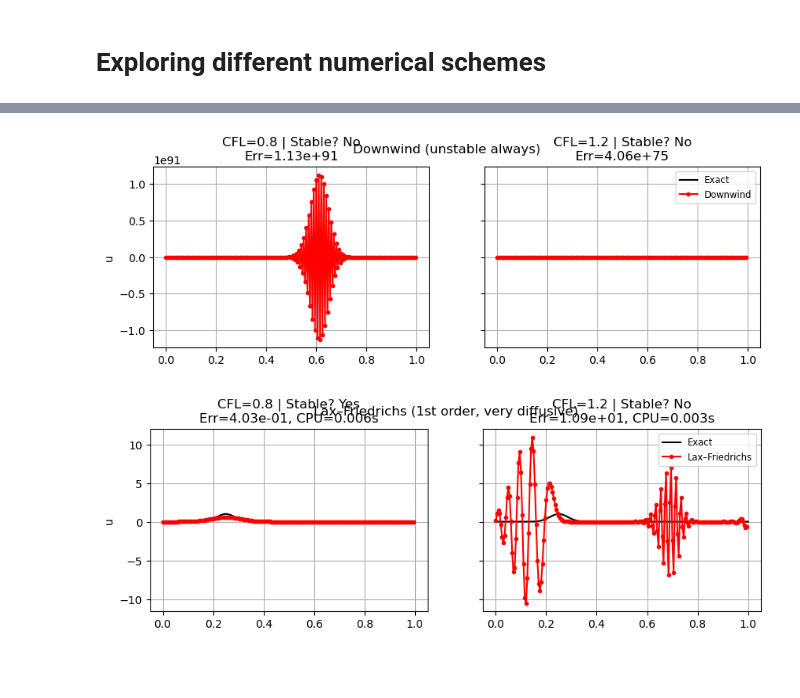
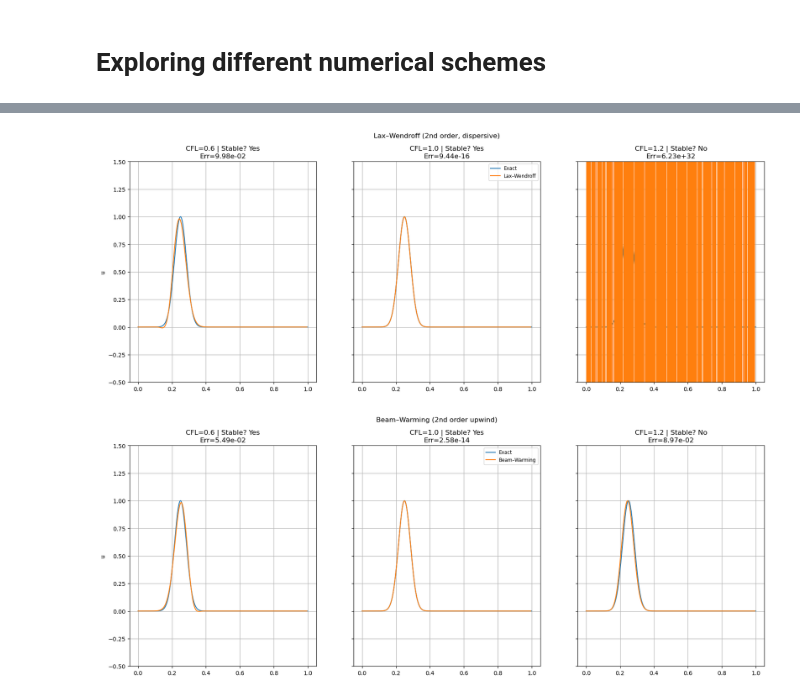
Before and after one commit to fredericstrand/INF205, a Jupyter notebook: project/explore.ipynb, the cells around one changed output, grey strips where cells are left out. Cells and saved outputs as stored; diff of their text form; code cells hidden in the pictures; blank space fills up the shorter version.

```diff
--- a/project/explore.ipynb
+++ b/project/explore.ipynb
@@ -1,19 +1,19 @@
 # %% [markdown]
 # Exploring different numerical schemes
 # %%
-# Cell 1: common imports & exact solution
 import numpy as np
 import matplotlib.pyplot as plt
 import time
+from scipy.sparse import diags
 
-a  = 1.0        # advection speed
-nx = 200        # grid points
-T  = 1.0        # final time
+a  = 1.0
+nx = 200
+T  = 1.0
 x  = np.linspace(0,1,nx,endpoint=False)
 def exact(a,T,x):
     return np.exp(-(((x - a*T)%1 - 0.25)/0.05)**2)
 
 t_ex = np.linspace(0,T,500)
 u_ex = exact(a,T,t_ex)
-CFLs = [0.8, 1.2]
+CFLs = [0.6, 1.0, 1.2]
 # %%
@@ -81,53 +186,54 @@ plt.show()
 # %%
-# Cell 3: Downwind
-def downwind(a,nx,cfl,T):
+def lax_wendroff(a,nx,cfl,T):
     dx=1/nx; dt=cfl*dx/abs(a); nt=int(T/dt)
     u = np.exp(-((x-0.25)/0.05)**2)
+    ν = a*dt/dx
     for _ in range(nt):
-        un = u.copy(); ν=a*dt/dx
-        if a>0:
-            u = un - ν*(np.roll(un,-1) - un)
-        else:
-            u = un - ν*(un - np.roll(un,1))
+        ul,ur = np.roll(u,1), np.roll(u,-1)
+        u = u - 0.5*ν*(ur-ul) + 0.5*ν*ν*(ur - 2*u + ul)
     return u
 
-fig,axes = plt.subplots(1,2,figsize=(10,3),sharey=True)
+fig,axes = plt.subplots(1,3,figsize=(20,7),sharey=True)
 for ax,cfl in zip(axes,CFLs):
-    t0=time.perf_counter(); u=downwind(a,nx,cfl,T); cpu=time.perf_counter()-t0
+    t0=time.perf_counter(); u=lax_wendroff(a,nx,cfl,T); cpu=time.perf_counter()-t0
     err=np.max(np.abs(u-exact(a,T,x)))
-    ax.plot(t_ex,u_ex,'k-',label='Exact')
-    ax.plot(x,u,'r.-',label='Downwind')
-    ax.set_title(f'CFL={cfl:.1f} | Stable? No\nErr={err:.2e}')
+    ax.plot(t_ex,u_ex,'-',label='Exact')
+    ax.plot(x,u,'-',label='Lax–Wendroff')
+    ax.set_title(f'CFL={cfl:.1f} | Stable? {"Yes" if cfl<=1 else "No"}\nErr={err:.2e}')
     ax.grid()
 axes[0].set_ylabel('u')
 axes[1].legend(loc='upper right',fontsize='small')
-plt.suptitle('Downwind (unstable always)')
+plt.ylim(-0.5, 1.5)
+plt.suptitle('Lax–Wendroff (2nd order, dispersive)')
 plt.show()
 # %% [output]
-[figure, old version]
+[figure, new version]
 # %%
-# Cell 8: Lax–Friedrichs
-def lax_friedrichs(a,nx,cfl,T):
+def beam_warming(a,nx,cfl,T):
     dx=1/nx; dt=cfl*dx/abs(a); nt=int(T/dt)
-    u = np.exp(-((x-0.25)/0.05)**2)
+    u_prev = np.exp(-((x-0.25)/0.05)**2)
     ν = a*dt/dx
-    for _ in range(nt):
-        ul,ur = np.roll(u,1), np.roll(u,-1)
-        u = 0.5*(ul+ur) - 0.5*ν*(ur-ul)
+    u = u_prev - ν*(u_prev - np.roll(u_prev,1))
+    for _ in range(1,nt):
+        ul1, ul2, ul3 = u, np.roll(u,1), np.roll(u,2)
+        u_new = (u
+                 - 0.5*ν*(3*u - 4*ul2 + ul3)
+                 + 0.5*ν*ν*(u - 2*ul2 + ul3))
+        u_prev, u = u, u_new
     return u
 
-fig,axes = plt.subplots(1,2,figsize=(10,3),sharey=True)
+fig,axes = plt.subplots(1,3,figsize=(20,7),sharey=True)
 for ax,cfl in zip(axes,CFLs):
-    t0=time.perf_counter(); u=lax_friedrichs(a,nx,cfl,T); cpu=time.perf_counter()-t0
+    t0=time.perf_counter(); u=beam_warming(a,nx,cfl,T); cpu=time.perf_counter()-t0
     err=np.max(np.abs(u-exact(a,T,x)))
-    ok = 'Yes' if cfl<=1 else 'No'
-    ax.plot(t_ex,u_ex,'k-',label='Exact')
-    ax.plot(x,u,'r.-',label='Lax–Friedrichs')
-    ax.set_title(f'CFL={cfl:.1f} | Stable? {ok}\nErr={err:.2e}, CPU={cpu:.3f}s')
+    ax.plot(t_ex,u_ex,'-',label='Exact')
+    ax.plot(x,u,'-',label='Beam–Warming')
+    ax.set_title(f'CFL={cfl:.1f} | Stable? {"Yes" if cfl<=1 else "No"}\nErr={err:.2e}')
     ax.grid()
 axes[0].set_ylabel('u')
 axes[1].legend(loc='upper right',fontsize='small')
-plt.suptitle('Lax–Friedrichs (1st order, very diffusive)')
+plt.ylim(-0.5, 1.5)
+plt.suptitle('Beam–Warming (2nd order upwind)')
 plt.show()
 # %% [output]
-[figure, old version]
+[figure, new version]
```
Also changed, not shown: parts of 7 cells of this notebook.
